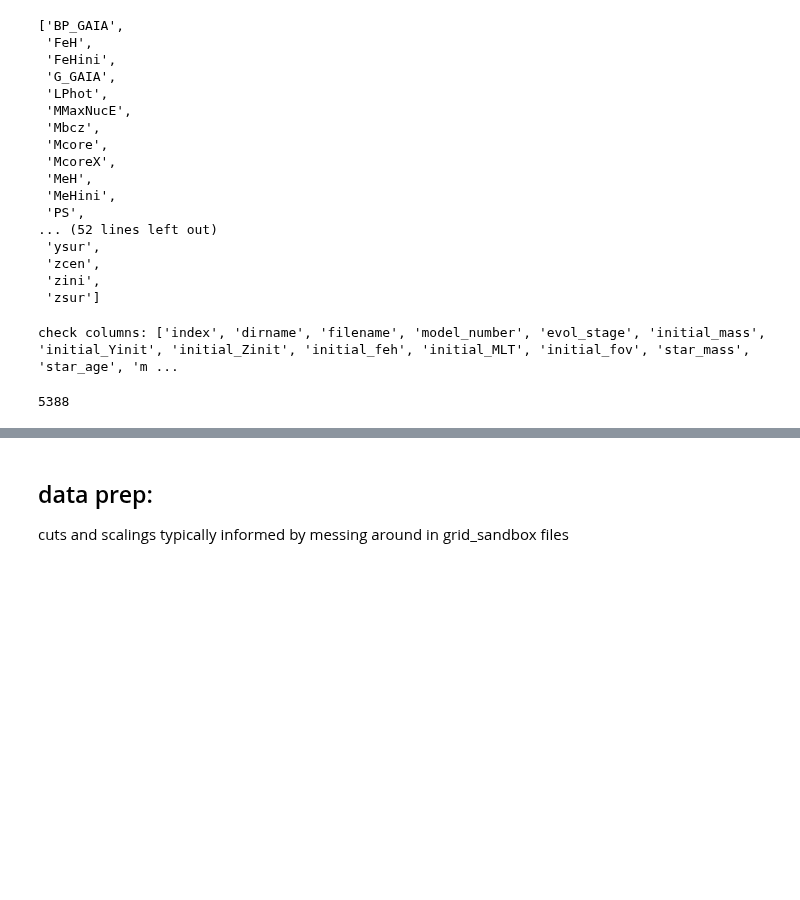
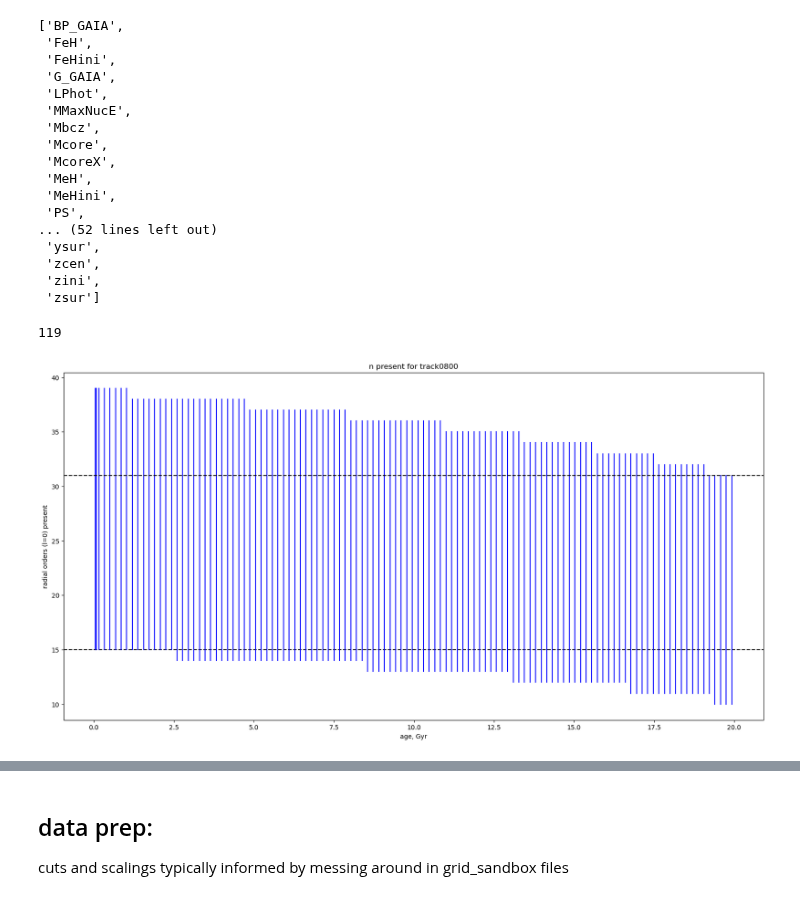
Before and after one commit to ojscutt/pitchfork, a Jupyter notebook: 1_data_prep_Barbie.ipynb, the cells around one changed output, grey strips where cells are left out. Cells and saved outputs as stored; diff of their text form; code cells hidden in the pictures; blank space fills up the shorter version.

Commit message:
barbie plotting

```diff
--- a/1_data_prep_Barbie.ipynb
+++ b/1_data_prep_Barbie.ipynb
@@ -19,9 +22,7 @@ import matplotlib.pyplot as plt
 # %%
-f = h5py.File("/home/oxs235/datastorage/repos_data/ojscutt/pitchfork/data/Garstec_AS09_barbieMS.hdf5", 'r')
-list(f['grid/tracks/track0001'])
+barbie_h5 = h5py.File("/home/oxs235/datastorage/repos_data/ojscutt/pitchfork/data/Garstec_AS09_barbieMS.hdf5", 'r')
 
-#str(f['header']())
-#len(np.array(f['grid/tracks']))
+list(barbie_h5['grid/tracks/track0001'])
 # %% [output]
 ['BP_GAIA',
  'FeH',
@@ -40,14 +41,36 @@ list(f['grid/tracks/track0001'])
  'zcen',
  'zini',
  'zsur']
-# %%
-df_full = pd.concat([pd.read_hdf("/home/oxs235/datastorage/repos_data/ojscutt/mesa_ajl/data/grid2p5a/grid.h5", key=f"m{0.8 + i*0.02:.2f}") for i in range(21)], ignore_index=True)
-
-#check column headers we have to work with
-print("check columns: " + str([column for column in df_full.columns.values]))
-# %% [output]
-check columns: ['index', 'dirname', 'filename', 'model_number', 'evol_stage', 'initial_mass', 'initial_Yinit', 'initial_Zinit', 'initial_feh', 'initial_MLT', 'initial_fov', 'star_mass', 'star_age', 'm ...
-# %%
-len(df_full['dirname'].unique())
-# %% [output]
-5388
+# %%
+def n_present_plot(grid, track_id, max_age=np.inf):
+    plt.figure(figsize=(20,10))
+
+    points = np.array(grid['grid/tracks/track'+track_id+'/age'])[np.where(np.array(grid['grid/tracks/track'+track_id+'/age'])<=max_age)[0]]
+    first_point = points[0]
+    last_point = points[-1]
+
+    i = 0
+    for point in points:
+        osckeys = grid['grid/tracks/track'+track_id+'/osckey']
+        n_upper = osckeys[i][1][np.where(osckeys[i][0] == 0)[0][-1]]
+        n_lower = osckeys[i][1][np.where(osckeys[i][0] == 0)[0][0]]
+
+        plt.plot(np.full(2,point)/1000, np.array([n_upper, n_lower]), color='blue')
+
+        if point == first_point:
+            plt.axhline(n_lower, linestyle='dashed', color='black')
+        elif point == last_point:
+            plt.axhline(n_upper, linestyle='dashed', color='black')
+        i+=1
+
+    plt.xlabel('age, Gyr')
+    plt.ylabel('radial orders (l=0) present')
+    plt.title('n present for track'+track_id)
+    print(i)
+
+n_present_plot(barbie_h5, '0800')
+#print(barbie_h5['grid/tracks/track0001/osckey'][0][1][np.where(barbie_h5['grid/tracks/track0001/osckey'][0][0] == 0)])
+#print(barbie_h5['grid/tracks/track0001/osc'][0][0][np.where(barbie_h5['grid/tracks/track0001/osckey'][0][0] == 0)])
+# %% [output]
+119
+[figure, added]
```
Also changed, not shown: parts of 15 cells of this notebook, 1 other file.
